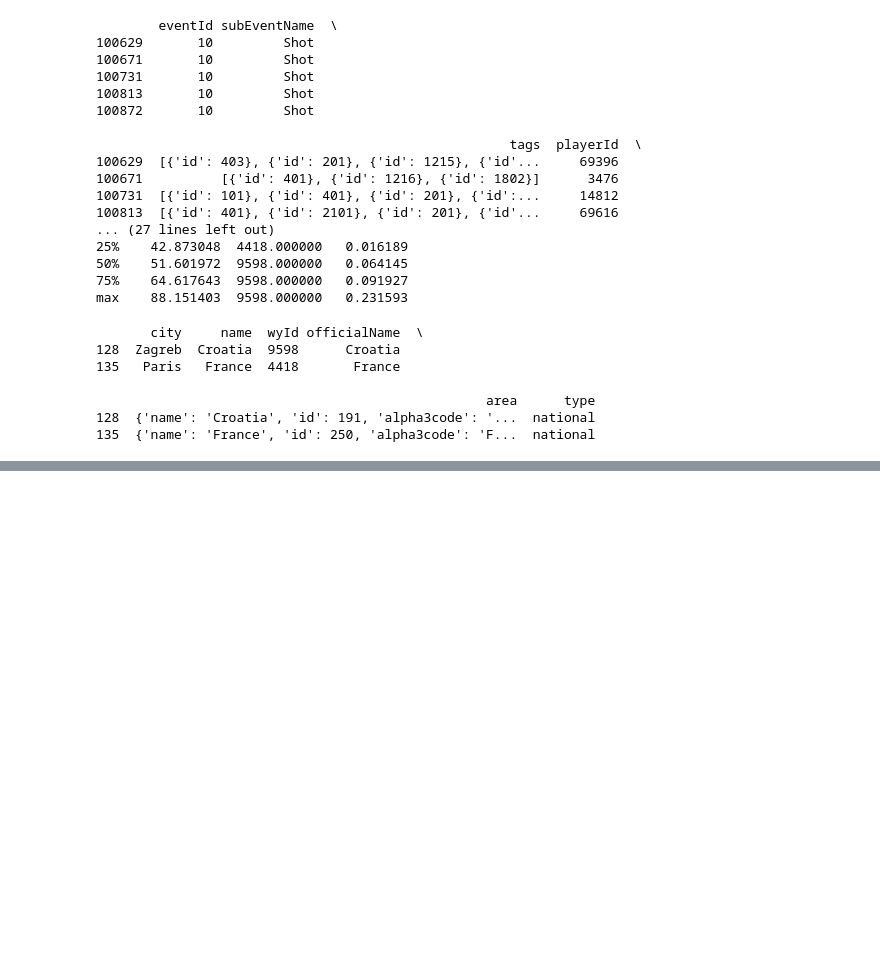
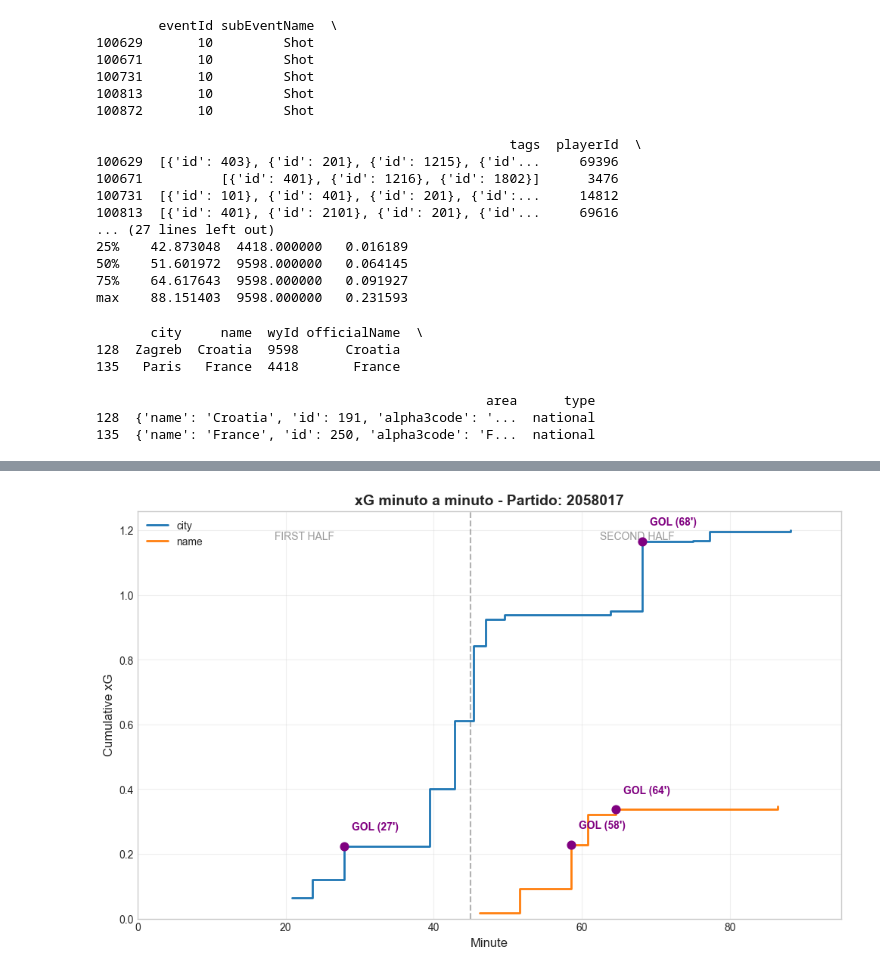
Before and after one commit to SebastGg99/FootballDataAnalysis, a Jupyter notebook: Proves_1.ipynb, the cells around one changed output, grey strips where cells are left out. Cells and saved outputs as stored; diff of their text form; code cells hidden in the pictures; blank space fills up the shorter version.

Commit message:
Creando gráficas

```diff
--- a/Proves_1.ipynb
+++ b/Proves_1.ipynb
@@ -316,0 +319,65 @@ print(equipos_filtrados)
+# %%
+import matplotlib.pyplot as plt
+import numpy as np
+
+# (1) Establecer un estilo estético para la gráfica
+plt.style.use('seaborn-whitegrid')
+
+# (2) Crear la figura y los ejes
+fig, ax = plt.subplots(figsize=(12, 7))
+
+# (3) Dibujar la línea divisoria entre primer y segundo tiempo
+ax.axvline(x=45, color='gray', linestyle='--', alpha=0.6)
+# Opcional: Etiquetar "FIRST HALF" y "SECOND HALF"
+#  - Para que el texto aparezca bien posicionado, ajusta yLimits después de trazar los datos
+#    o usa una posición estática en la pantalla.
+
+# (4) Título y leyendas
+ax.set_xlabel('Minute', fontsize=12)
+ax.set_ylabel('Cumulative xG', fontsize=12)
+ax.set_title(f"xG minuto a minuto - Partido: {match_id_seleccionado}", fontsize=14, fontweight='bold')
+
+# (5) Graficar el xG acumulado para cada equipo con estilo escalonado
+#     Asumiendo que en tu código 'teams' es una lista con los nombres reales
+#     de cada equipo (ej. ["France", "Croatia"]) mapeados a su ID.
+
+for equipo, team in zip(df_partido['teamId'].unique(), teams):
+    # Filtrar eventos para el equipo actual
+    equipo_df = df_partido[df_partido['teamId'] == equipo].copy()
+
+    # Graficar línea escalonada (xG acumulado)
+    ax.step(equipo_df['minute'], equipo_df['xG_cumsum'], where='post',
+            label=f"{team}", linewidth=2)
+
+    # (6) Anotar los goles en la gráfica
+    df_goles = equipo_df[equipo_df['goal'] == 1]
+    for _, row in df_goles.iterrows():
+        gol_min = row['minute']
+        gol_xg = row['xG_cumsum']
+
+        # Dibujar un punto donde se anotó el gol
+        ax.scatter(gol_min, gol_xg, color='purple', zorder=5, s=60)
+
+        # Texto de anotación (puedes agregar nombre de jugador si lo tienes)
+        # Ajusta la posición del texto (x+1, y+0.05) a tu gusto
+        label_text = f"GOL ({int(gol_min)}')"
+        ax.text(gol_min + 1, gol_xg + 0.05, label_text,
+                fontsize=10, color='purple', fontweight='bold')
+
+# (7) Ajustar la línea divisoria en un lugar correcto del eje Y
+#    Después de trazar los datos, se actualizan los límites del eje
+ax.set_xlim(0, 95)          # Hasta el minuto 95, por ejemplo
+ax.set_ylim(bottom=0)       # Comenzar en 0 de xG
+y_max = ax.get_ylim()[1]
+# Etiquetas "FIRST HALF" y "SECOND HALF"
+ax.text(45/2, y_max*0.95, "FIRST HALF", ha='center', va='top', color='gray', fontsize=10, alpha=0.8)
+ax.text(45 + (90-45)/2, y_max*0.95, "SECOND HALF", ha='center', va='top', color='gray', fontsize=10, alpha=0.8)
+
+# (8) Mostrar leyenda y cuadrícula
+ax.legend()
+ax.grid(True, alpha=0.3)
+
+# (9) Mostrar la gráfica
+plt.show()
+# %% [output]
+[figure, added]
```
Also changed, not shown: parts of 3 cells of this notebook.
